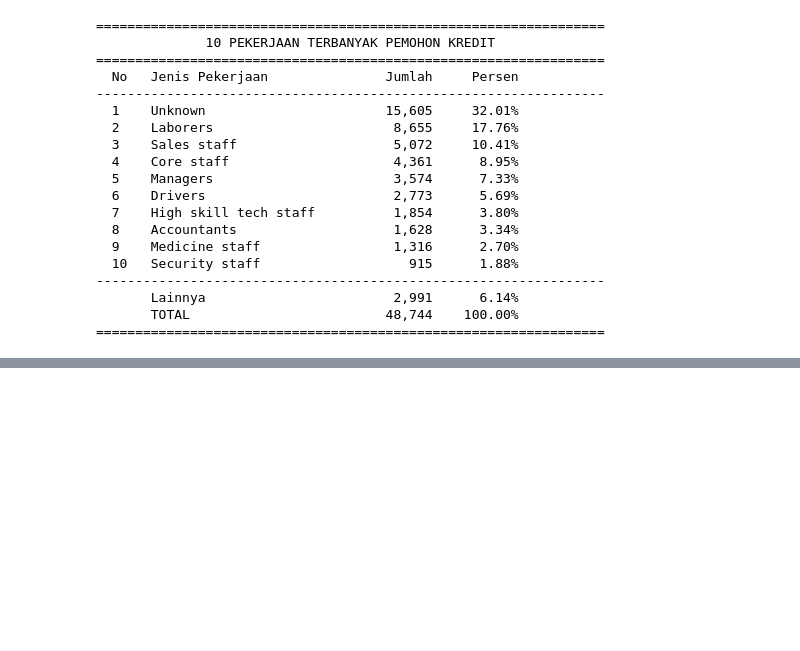
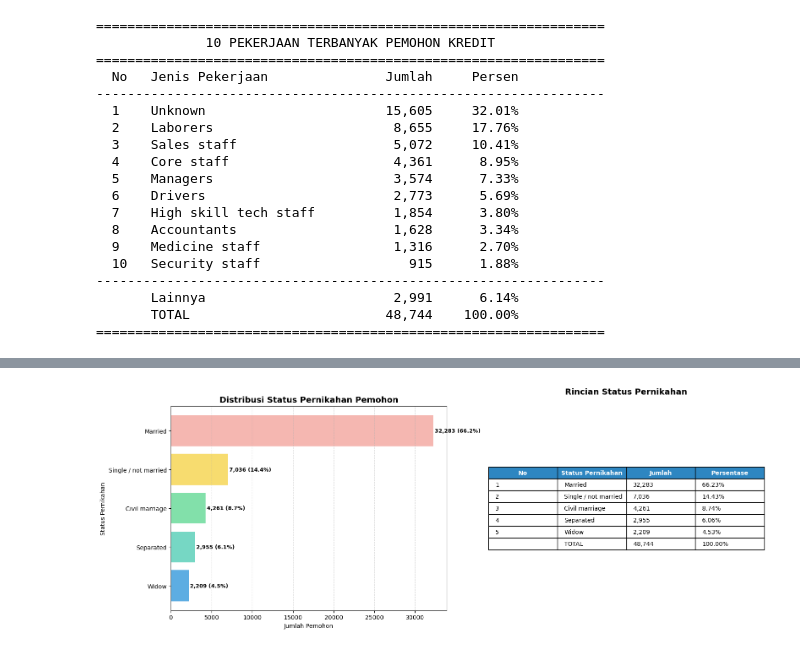
Before and after one commit to g0maruuuu/KoopCare-EDA, a Jupyter notebook: data_processing.ipynb, the cells around one changed output, grey strips where cells are left out. Drawn from its saved outputs; the diff is of its cells as text; code cells hidden in the pictures; blank space fills up the shorter version.

```diff
--- a/data_processing.ipynb
+++ b/data_processing.ipynb
@@ -1140,0 +1341,81 @@ print("=" * 65)
+# %%
+status = df_clean_test['NAME_FAMILY_STATUS'].value_counts()
+
+total_pemohon = len(df_clean_test)
+
+# =============================
+# VISUALISASI
+# =============================
+fig, axes = plt.subplots(1, 2, figsize=(16, 6))
+
+# --- SUBPLOT 1: Horizontal Bar Chart ---
+ax1 = axes[0]
+
+warna = ['#5dade2','#76d7c4','#82e0aa','#f7dc6f','#f5b7b1','#d7bde2']
+
+ax1.barh(status.index[::-1], status.values[::-1], color=warna)
+
+for i, val in enumerate(status.values[::-1]):
+    pct = val / total_pemohon * 100
+    ax1.text(val + total_pemohon*0.003,
+             i,
+             f'{val:,} ({pct:.1f}%)',
+             va='center',
+             fontsize=9,
+             fontweight='bold')
+
+ax1.set_title("Distribusi Status Pernikahan Pemohon", fontsize=14, fontweight='bold')
+ax1.set_xlabel("Jumlah Pemohon")
+ax1.set_ylabel("Status Pernikahan")
+ax1.grid(axis='x', linestyle='--', alpha=0.4)
+
+# --- SUBPLOT 2: Tabel ---
+ax2 = axes[1]
+ax2.axis('off')
+
+table_data = []
+
+for idx, (jenis, jumlah) in enumerate(status.items()):
+    persen = jumlah / total_pemohon * 100
+    table_data.append([idx+1, jenis, f'{jumlah:,}', f'{persen:.2f}%'])
+
+table_data.append(['', 'TOTAL', f'{total_pemohon:,}', '100.00%'])
+
+table = ax2.table(
+    cellText=table_data,
+    colLabels=['No', 'Status Pernikahan', 'Jumlah', 'Persentase'],
+    loc='center',
+    cellLoc='left',
+    colColours=['#2e86c1','#2e86c1','#2e86c1','#2e86c1']
+)
+
+table.auto_set_font_size(False)
+table.set_fontsize(10)
+table.scale(1, 1.6)
+
+for col_idx in range(4):
+    table[0, col_idx].set_text_props(color='white', fontweight='bold')
+
+ax2.set_title("Rincian Status Pernikahan", fontsize=14, fontweight='bold', pad=20)
+
+plt.tight_layout()
+plt.show()
+
+# =============================
+# CETAK RINGKASAN
+# =============================
+print("=" * 65)
+print(f"{'DISTRIBUSI STATUS PERNIKAHAN PEMOHON':^65}")
+print("=" * 65)
+print(f"{'No':<4} {'Status Pernikahan':<25} {'Jumlah':>10} {'Persen':>10}")
+print("-" * 65)
+
+for idx, (jenis, jumlah) in enumerate(status.items()):
+    persen = jumlah / total_pemohon * 100
+    print(f"{idx+1:<4} {jenis:<25} {jumlah:>10,} {persen:>9.2f}%")
+
+print("-" * 65)
+print(f"{'':4} {'TOTAL':<25} {total_pemohon:>10,} {'100.00%':>10}")
+print("=" * 65)
+# %% [output]
+[figure, added]
```
Also changed, not shown: parts of 4 cells of this notebook.
